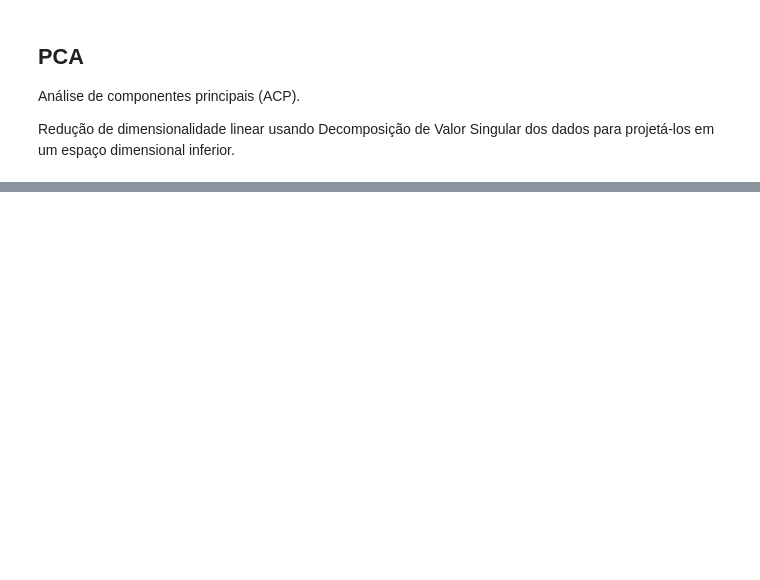
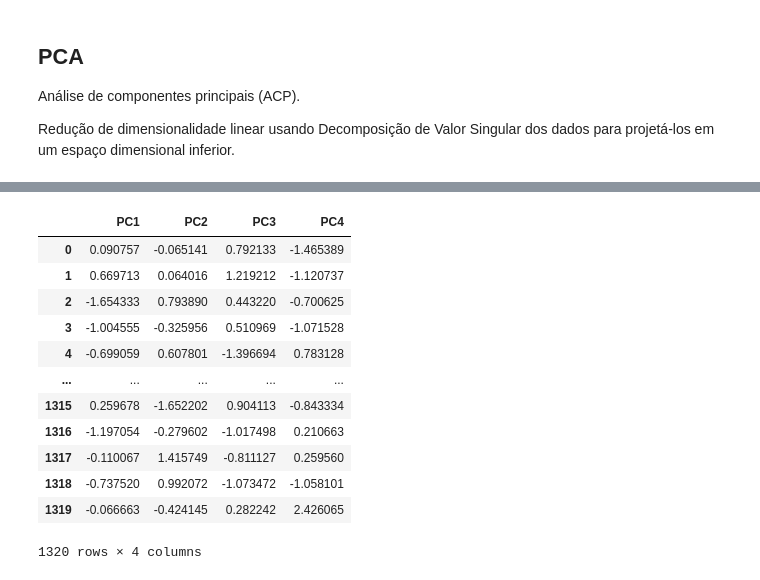
Before and after one commit to WilliamYizima/POS-4IADT, a Jupyter notebook: V1-Project-001.ipynb, the cells around one changed output, grey strips where cells are left out. Cells and saved outputs as stored; diff of their text form; code cells hidden in the pictures; blank space fills up the shorter version.

```diff
--- a/V1-Project-001.ipynb
+++ b/V1-Project-001.ipynb
@@ -768,0 +801,19 @@ NameError: name 'insurance_fase1' is not defined
+# %%
+# Criando um novo dataframe para visualizarmos como ficou nossos dados reduzidos com o PCA
+df_pca = pd.DataFrame(data = principalComponents,
+                  columns = ['PC1', 'PC2', 'PC3', 'PC4'])
+df_pca
+# %% [output]
+|  | PC1 | PC2 | PC3 | PC4 |
+| 0 | 0.090757 | -0.065141 | 0.792133 | -1.465389 |
+| 1 | 0.669713 | 0.064016 | 1.219212 | -1.120737 |
+| 2 | -1.654333 | 0.793890 | 0.443220 | -0.700625 |
+| 3 | -1.004555 | -0.325956 | 0.510969 | -1.071528 |
+| 4 | -0.699059 | 0.607801 | -1.396694 | 0.783128 |
+| ... | ... | ... | ... | ... |
+| 1315 | 0.259678 | -1.652202 | 0.904113 | -0.843334 |
+| 1316 | -1.197054 | -0.279602 | -1.017498 | 0.210663 |
+| 1317 | -0.110067 | 1.415749 | -0.811127 | 0.259560 |
+| 1318 | -0.737520 | 0.992072 | -1.073472 | -1.058101 |
+| 1319 | -0.066663 | -0.424145 | 0.282242 | 2.426065 |
+1320 rows × 4 columns
```
Also changed, not shown: parts of 47 cells of this notebook, 3 other files.
